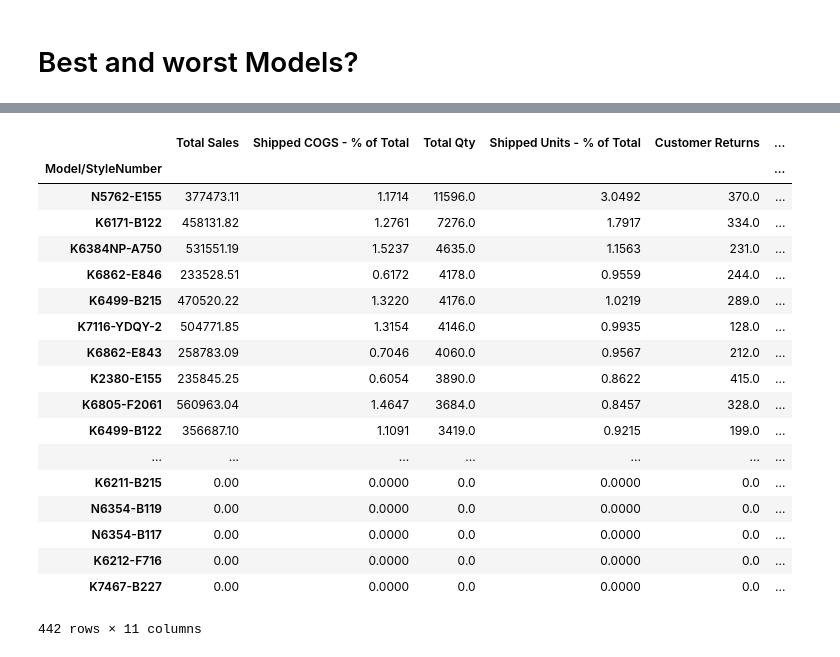
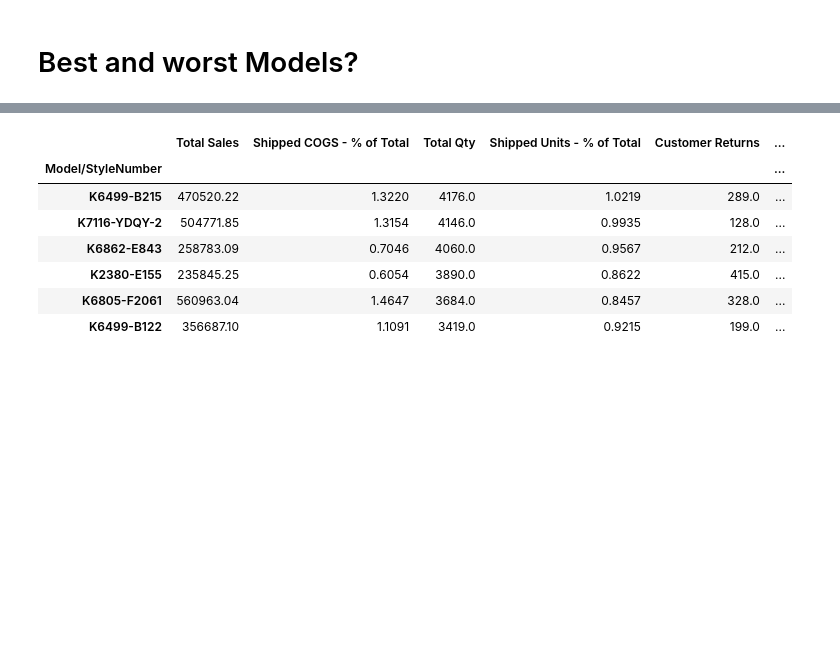
Before and after one commit to hjeffreywang/Amazon-Sales-Analysis, a Jupyter notebook: Data_exploration_transformation.ipynb, the cells around one changed output, grey strips where cells are left out. Cells and saved outputs as stored; diff of their text form; code cells hidden in the pictures; blank space fills up the shorter version.

```diff
--- a/Data_exploration_transformation.ipynb
+++ b/Data_exploration_transformation.ipynb
@@ -276,23 +240,12 @@ model_df.sort_values(by=['Total Sales'], ascending= False)
 # %%
 #Most popular models are Tufted Square Storage Ottomans with Hinged Lid
-model_df.sort_values(by=['Total Qty'], ascending= False)
+model_df.sort_values(by=['Total Qty'], ascending= False)[4:10]
 # %% [output]
 |  | Total Sales | Shipped COGS - % of Total | Total Qty | Shipped Units - % of Total | Customer Returns | ... |
 | Model/StyleNumber |  |  |  |  |  | ... |
-| N5762-E155 | 377473.11 | 1.1714 | 11596.0 | 3.0492 | 370.0 | ... |
-| K6171-B122 | 458131.82 | 1.2761 | 7276.0 | 1.7917 | 334.0 | ... |
-| K6384NP-A750 | 531551.19 | 1.5237 | 4635.0 | 1.1563 | 231.0 | ... |
-| K6862-E846 | 233528.51 | 0.6172 | 4178.0 | 0.9559 | 244.0 | ... |
 | K6499-B215 | 470520.22 | 1.3220 | 4176.0 | 1.0219 | 289.0 | ... |
 | K7116-YDQY-2 | 504771.85 | 1.3154 | 4146.0 | 0.9935 | 128.0 | ... |
 | K6862-E843 | 258783.09 | 0.7046 | 4060.0 | 0.9567 | 212.0 | ... |
 | K2380-E155 | 235845.25 | 0.6054 | 3890.0 | 0.8622 | 415.0 | ... |
 | K6805-F2061 | 560963.04 | 1.4647 | 3684.0 | 0.8457 | 328.0 | ... |
 | K6499-B122 | 356687.10 | 1.1091 | 3419.0 | 0.9215 | 199.0 | ... |
-| ... | ... | ... | ... | ... | ... | ... |
-| K6211-B215 | 0.00 | 0.0000 | 0.0 | 0.0000 | 0.0 | ... |
-| N6354-B119 | 0.00 | 0.0000 | 0.0 | 0.0000 | 0.0 | ... |
-| N6354-B117 | 0.00 | 0.0000 | 0.0 | 0.0000 | 0.0 | ... |
-| K6212-F716 | 0.00 | 0.0000 | 0.0 | 0.0000 | 0.0 | ... |
-| K7467-B227 | 0.00 | 0.0000 | 0.0 | 0.0000 | 0.0 | ... |
-442 rows × 11 columns
```
Also changed, not shown: parts of 6 cells of this notebook.
